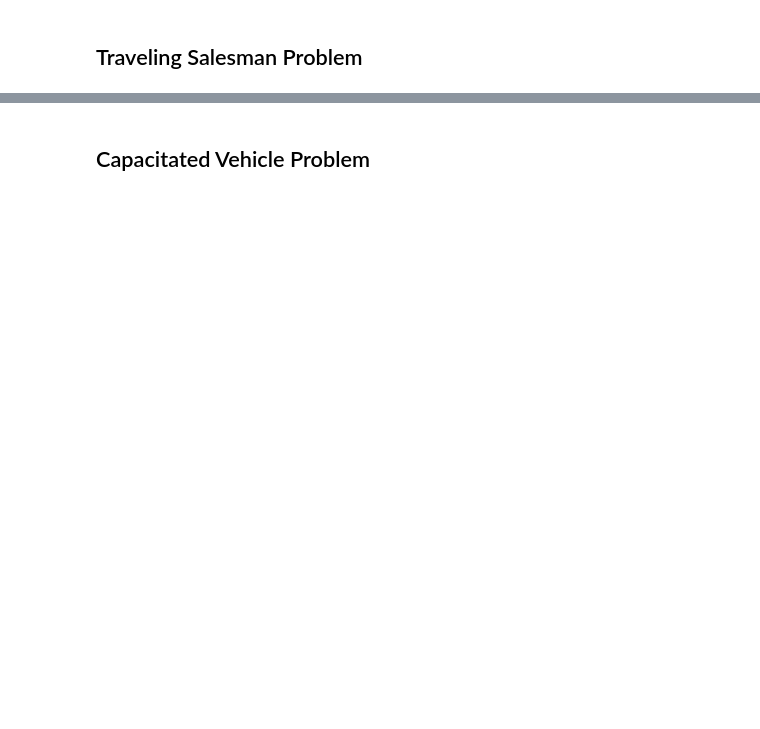
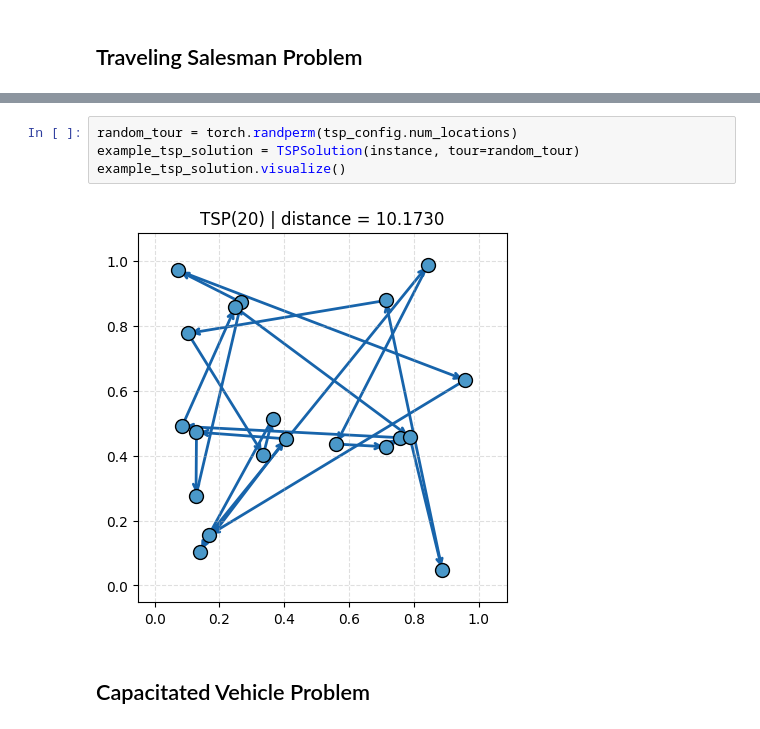
Before and after one commit to arekpaterak/master-thesis, a Jupyter notebook: notebooks/01-problems-overview.ipynb, the cells around one changed output, grey strips where cells are left out. Saved outputs shown, nothing was run; the diff lists cells and outputs as text; blank space fills up the shorter version.

```diff
--- a/notebooks/01-problems-overview.ipynb
+++ b/notebooks/01-problems-overview.ipynb
@@ -44,3 +49,9 @@ tensor([[0.8419, 0.0078],
+# %%
+random_tour = torch.randperm(tsp_config.num_locations)
+example_tsp_solution = TSPSolution(instance, tour=random_tour)
+example_tsp_solution.visualize()
+# %% [output]
+[figure, added]
 # %% [markdown]
 ## Capacitated Vehicle Problem
 # %%
```
Also changed, not shown: parts of 4 cells of this notebook, 14 other files.
